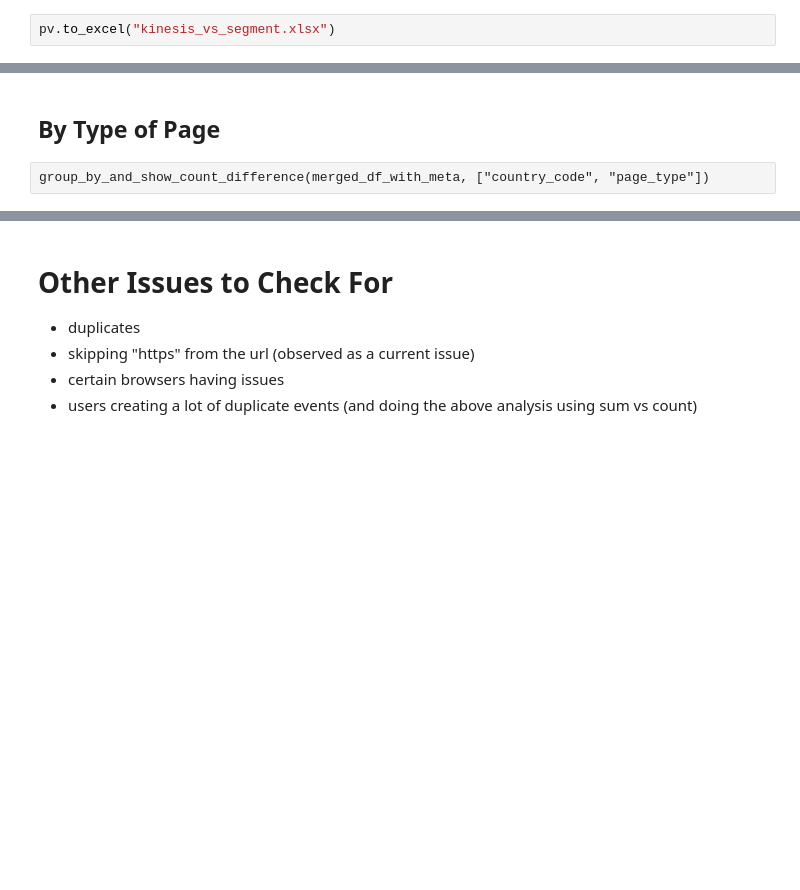
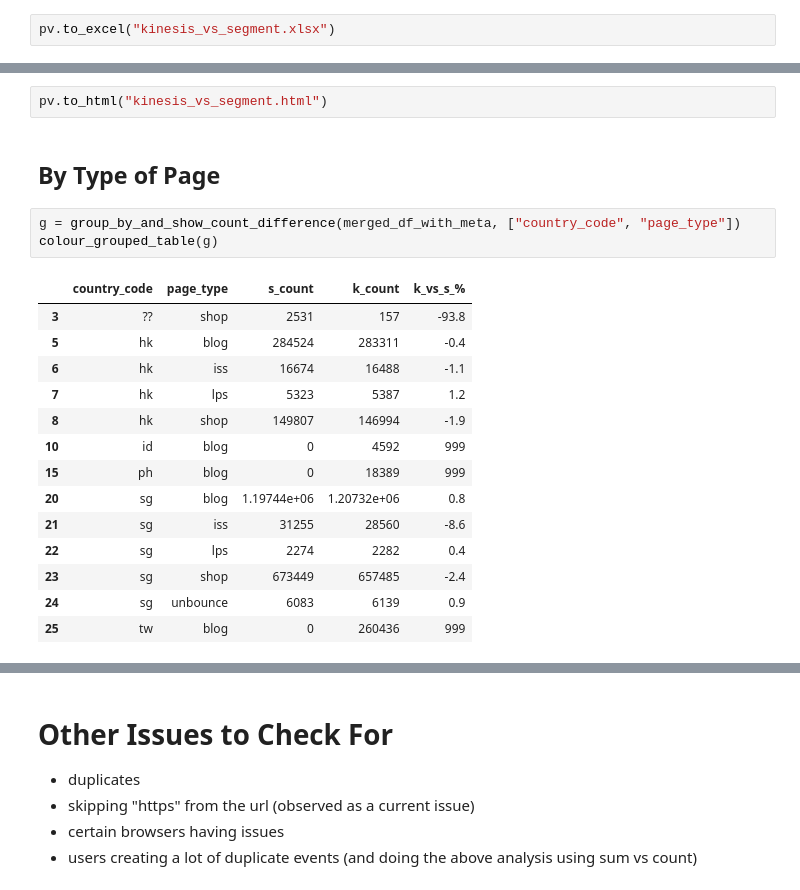
Before and after one commit to moneysmartco/blog-jupyter-notebooks, a Jupyter notebook: validating_segment_vs_kinesis.ipynb, the cells around one changed output, grey strips where cells are left out. Cells and saved outputs as stored; diff of their text form; blank space fills up the shorter version.

```diff
--- a/validating_segment_vs_kinesis.ipynb
+++ b/validating_segment_vs_kinesis.ipynb
@@ -895,4 +956,22 @@ styled
+# %%
+pv.to_html("kinesis_vs_segment.html")
 # %% [markdown]
 ## By Type of Page
-# %% [raw]
-group_by_and_show_count_difference(merged_df_with_meta, ["country_code", "page_type"])
+# %%
+g = group_by_and_show_count_difference(merged_df_with_meta, ["country_code", "page_type"])
+colour_grouped_table(g)
+# %% [output]
+|  | country_code | page_type | s_count | k_count | k_vs_s_% |
+| 3 | ?? | shop | 2531 | 157 | -93.8 |
+| 5 | hk | blog | 284524 | 283311 | -0.4 |
+| 6 | hk | iss | 16674 | 16488 | -1.1 |
+| 7 | hk | lps | 5323 | 5387 | 1.2 |
+| 8 | hk | shop | 149807 | 146994 | -1.9 |
+| 10 | id | blog | 0 | 4592 | 999 |
+| 15 | ph | blog | 0 | 18389 | 999 |
+| 20 | sg | blog | 1.19744e+06 | 1.20732e+06 | 0.8 |
+| 21 | sg | iss | 31255 | 28560 | -8.6 |
+| 22 | sg | lps | 2274 | 2282 | 0.4 |
+| 23 | sg | shop | 673449 | 657485 | -2.4 |
+| 24 | sg | unbounce | 6083 | 6139 | 0.9 |
+| 25 | tw | blog | 0 | 260436 | 999 |
```
Also changed, not shown: parts of 38 cells of this notebook, 2 other files.
